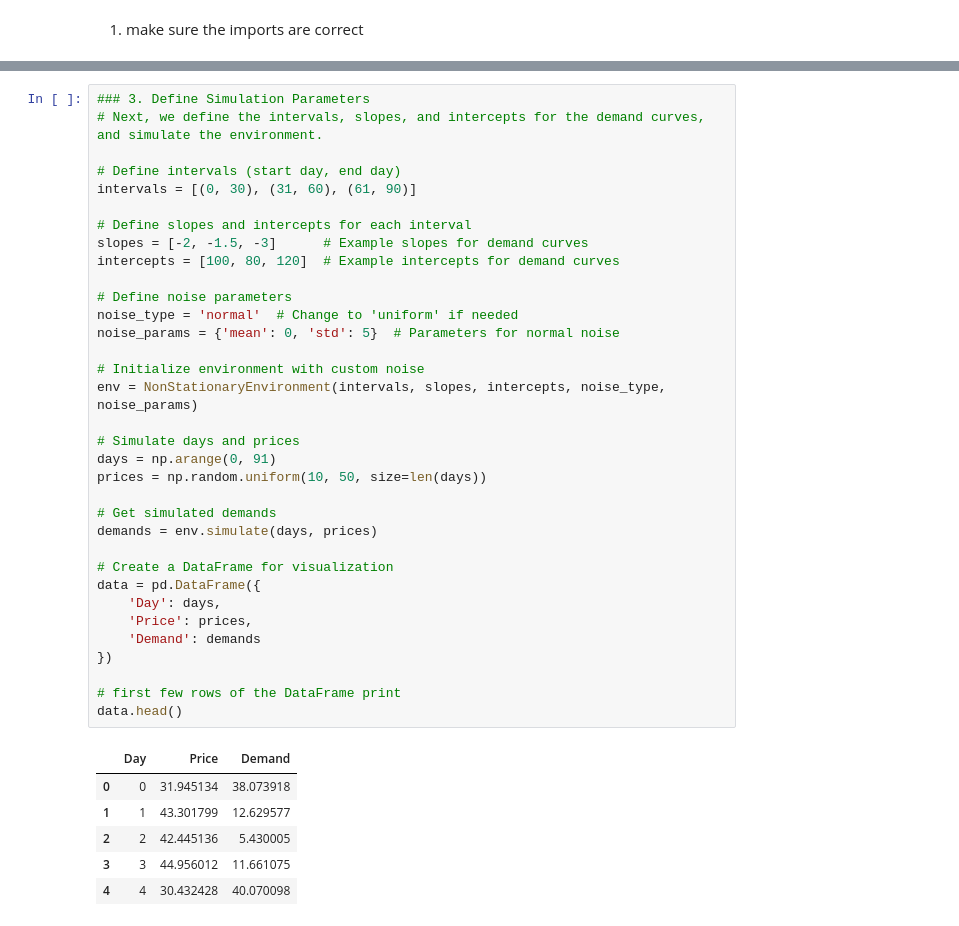
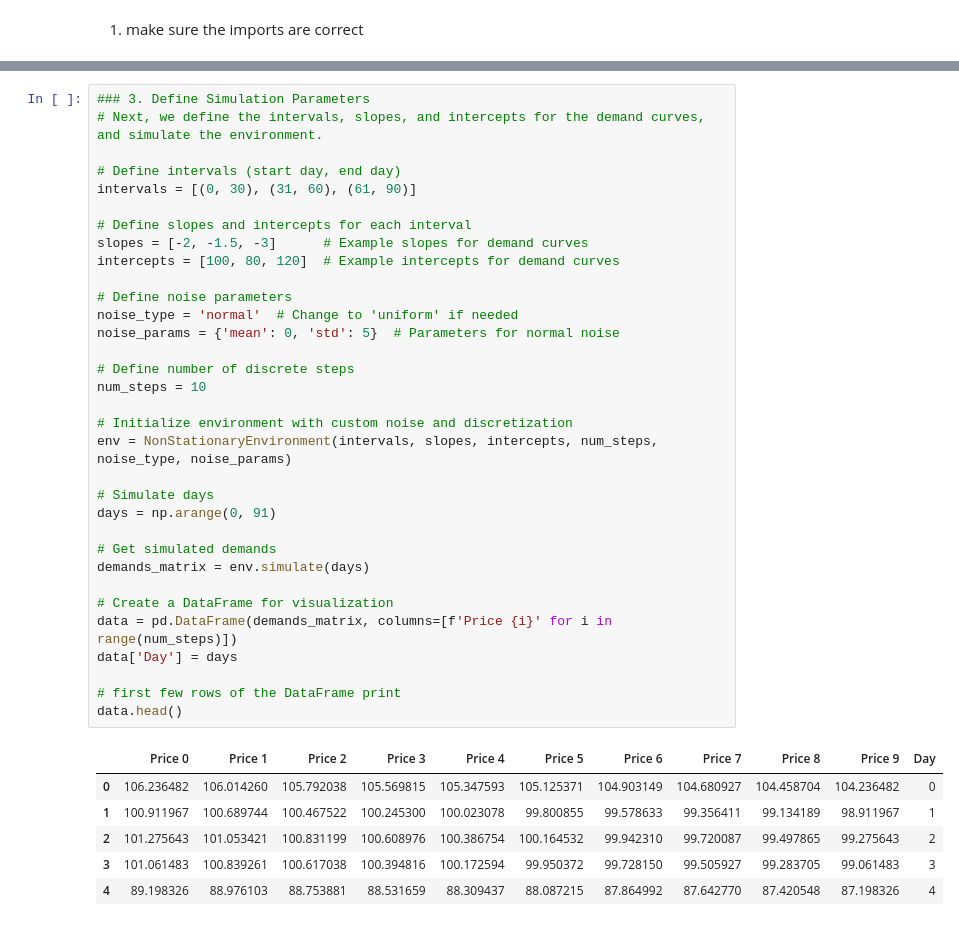
Before and after one commit to tommaso1giordano/OLAProject, a Jupyter notebook: project.ipynb, the cells around one changed output, grey strips where cells are left out. Cells and saved outputs as stored; diff of their text form.

Commit message:
updates to the demand curve

```diff
--- a/project.ipynb
+++ b/project.ipynb
@@ -661,41 +662,40 @@ class NonStationaryEnvironment:
 # %%
 ### 3. Define Simulation Parameters
 # Next, we define the intervals, slopes, and intercepts for the demand curves, and simulate the environment.
 
 # Define intervals (start day, end day)
 intervals = [(0, 30), (31, 60), (61, 90)]
 
 # Define slopes and intercepts for each interval
 slopes = [-2, -1.5, -3]      # Example slopes for demand curves
 intercepts = [100, 80, 120]  # Example intercepts for demand curves
 
 # Define noise parameters
 noise_type = 'normal'  # Change to 'uniform' if needed
 noise_params = {'mean': 0, 'std': 5}  # Parameters for normal noise
 
-# Initialize environment with custom noise
-env = NonStationaryEnvironment(intervals, slopes, intercepts, noise_type, noise_params)
+# Define number of discrete steps
+num_steps = 10
 
-# Simulate days and prices
+# Initialize environment with custom noise and discretization
+env = NonStationaryEnvironment(intervals, slopes, intercepts, num_steps, noise_type, noise_params)
+
+# Simulate days
 days = np.arange(0, 91)
-prices = np.random.uniform(10, 50, size=len(days))
 
 # Get simulated demands
-demands = env.simulate(days, prices)
+demands_matrix = env.simulate(days)
 
 # Create a DataFrame for visualization
-data = pd.DataFrame({
-    'Day': days,
-    'Price': prices,
-    'Demand': demands
-})
+data = pd.DataFrame(demands_matrix, columns=[f'Price {i}' for i in range(num_steps)])
+data['Day'] = days
 
 # first few rows of the DataFrame print
 data.head()
 # %% [output]
-|  | Day | Price | Demand |
-| 0 | 0 | 31.945134 | 38.073918 |
-| 1 | 1 | 43.301799 | 12.629577 |
-| 2 | 2 | 42.445136 | 5.430005 |
-| 3 | 3 | 44.956012 | 11.661075 |
-| 4 | 4 | 30.432428 | 40.070098 |
+|  | Price 0 | Price 1 | Price 2 | Price 3 | Price 4 | Price 5 | Price 6 | Price 7 | Price 8 | Price 9 | Day |
+| 0 | 106.236482 | 106.014260 | 105.792038 | 105.569815 | 105.347593 | 105.125371 | 104.903149 | 104.680927 | 104.458704 | 104.236482 | 0 |
+| 1 | 100.911967 | 100.689744 | 100.467522 | 100.245300 | 100.023078 | 99.800855 | 99.578633 | 99.356411 | 99.134189 | 98.911967 | 1 |
+| 2 | 101.275643 | 101.053421 | 100.831199 | 100.608976 | 100.386754 | 100.164532 | 99.942310 | 99.720087 | 99.497865 | 99.275643 | 2 |
+| 3 | 101.061483 | 100.839261 | 100.617038 | 100.394816 | 100.172594 | 99.950372 | 99.728150 | 99.505927 | 99.283705 | 99.061483 | 3 |
+| 4 | 89.198326 | 88.976103 | 88.753881 | 88.531659 | 88.309437 | 88.087215 | 87.864992 | 87.642770 | 87.420548 | 87.198326 | 4 |
```
Also changed, not shown: parts of 3 cells of this notebook, 1 other file.
